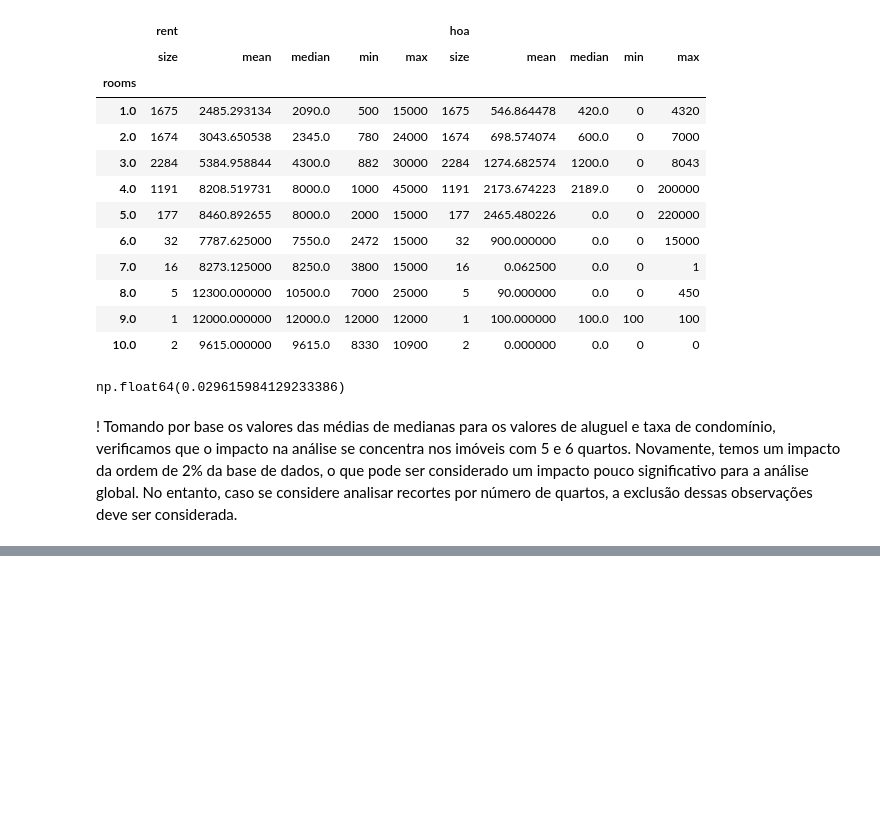
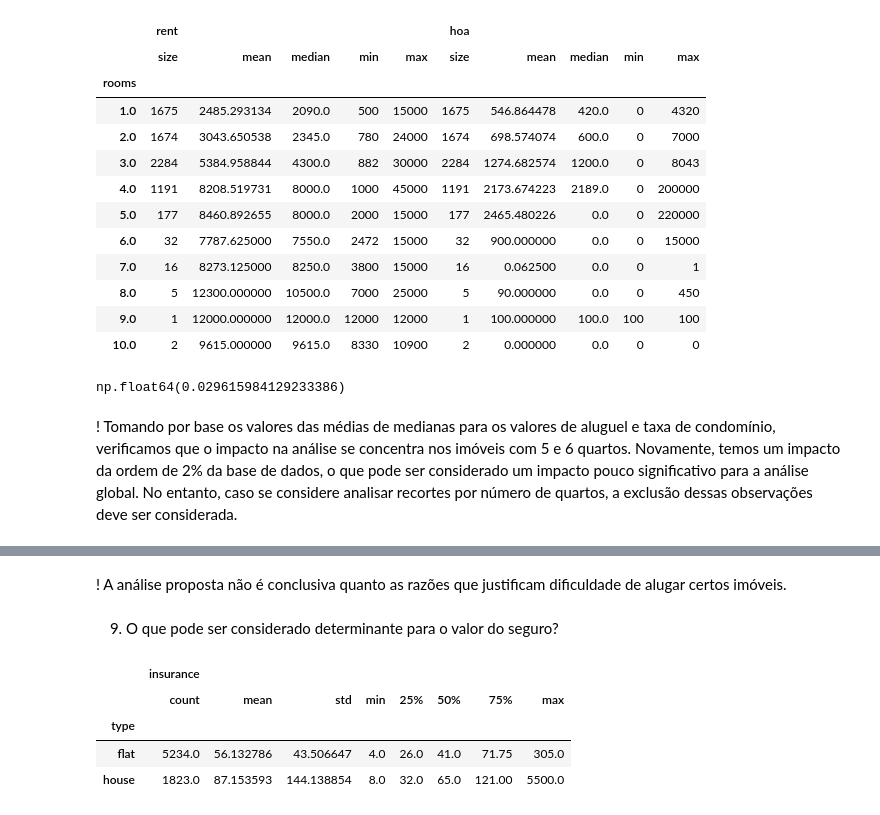
Before and after one commit to cleber-lamartine/projeto_ada_1715, a Jupyter notebook: projeto1715.ipynb, the cells around one changed output, grey strips where cells are left out. Drawn from its saved outputs; the diff is of its cells as text; code cells hidden in the pictures; blank space fills up the shorter version.

Commit message:
novas análises incluídas

```diff
--- a/projeto1715.ipynb
+++ b/projeto1715.ipynb
@@ -237,0 +256,12 @@ Novamente, temos um impacto da ordem de 2% da base de dados, o que pode ser cons
+# %% [markdown]
+! A análise proposta não é conclusiva quanto as razões que justificam dificuldade de alugar certos imóveis.
+# %% [markdown]
+9) O que pode ser considerado determinante para o valor do seguro?
+# %%
+casas_filtrada.groupby(["type"])[["insurance"]].describe()
+# %% [output]
+|  | insurance |  |  |  |  |  |  |  |
+|  | count | mean | std | min | 25% | 50% | 75% | max |
+| type |  |  |  |  |  |  |  |  |
+| flat | 5234.0 | 56.132786 | 43.506647 | 4.0 | 26.0 | 41.0 | 71.75 | 305.0 |
+| house | 1823.0 | 87.153593 | 144.138854 | 8.0 | 32.0 | 65.0 | 121.00 | 5500.0 |
```
Also changed, not shown: parts of 6 cells of this notebook.
